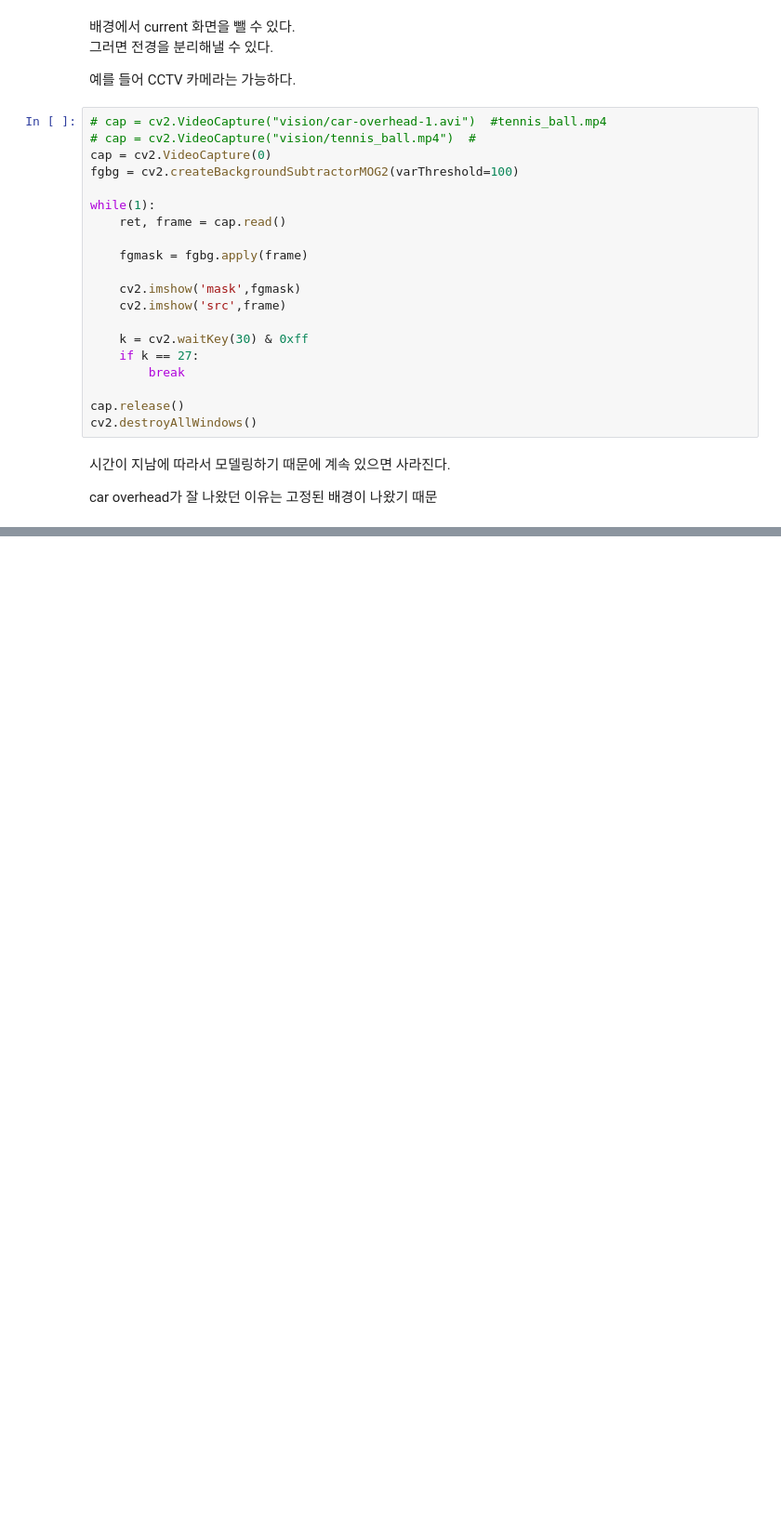
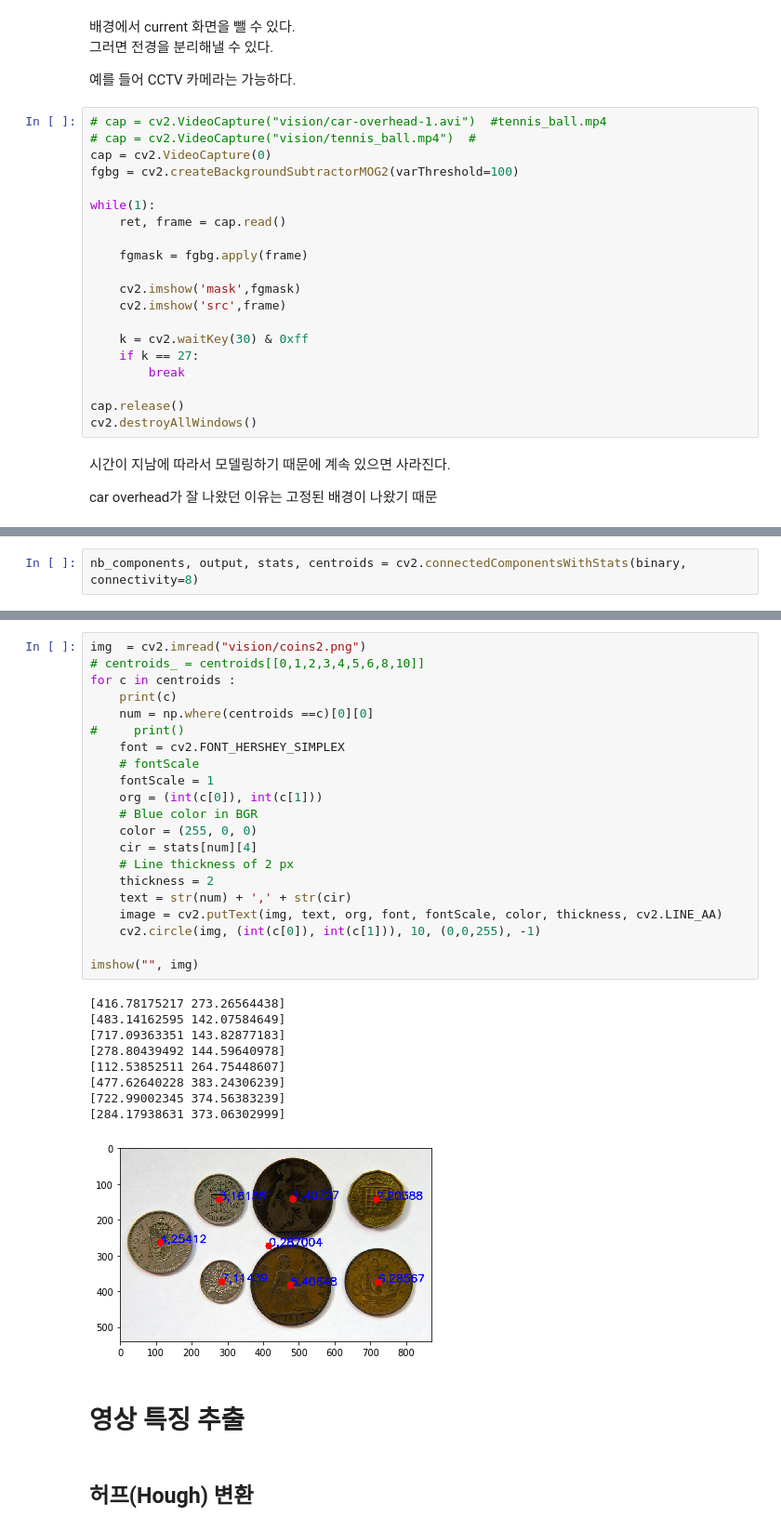
Before and after one commit to loftmain/opencv_project, a Jupyter notebook: vision_day1.ipynb, the cells around one changed output, grey strips where cells are left out. Shown at 93% size. Cells and saved outputs as stored; diff of their text form; blank space fills up the shorter version.

```diff
--- a/vision_day1.ipynb
+++ b/vision_day1.ipynb
@@ -216,0 +240,2 @@ car overhead가 잘 나왔던 이유는 고정된 배경이 나왔기 때문
+# %%
+nb_components, output, stats, centroids = cv2.connectedComponentsWithStats(binary, connectivity=8)
@@ -216,0 +257,35 @@ car overhead가 잘 나왔던 이유는 고정된 배경이 나왔기 때문
+# %%
+img  = cv2.imread("vision/coins2.png")
+# centroids_ = centroids[[0,1,2,3,4,5,6,8,10]]
+for c in centroids :
+    print(c)
+    num = np.where(centroids ==c)[0][0]
+#     print()
+    font = cv2.FONT_HERSHEY_SIMPLEX
+    # fontScale
+    fontScale = 1
+    org = (int(c[0]), int(c[1]))
+    # Blue color in BGR
+    color = (255, 0, 0)
+    cir = stats[num][4]
+    # Line thickness of 2 px
+    thickness = 2
+    text = str(num) + ',' + str(cir)
+    image = cv2.putText(img, text, org, font, fontScale, color, thickness, cv2.LINE_AA)
+    cv2.circle(img, (int(c[0]), int(c[1])), 10, (0,0,255), -1)
+
+imshow("", img)
+# %% [output]
+[416.78175217 273.26564438]
+[483.14162595 142.07584649]
+[717.09363351 143.82877183]
+[278.80439492 144.59640978]
+[112.53852511 264.75448607]
+[477.62640228 383.24306239]
+[722.99002345 374.56383239]
+[284.17938631 373.06302999]
+[figure, added]
+# %% [markdown]
+# 영상 특징 추출
+# %% [markdown]
+## 허프(Hough) 변환
```
Also changed, not shown: parts of 8 cells of this notebook, 3 other files.
